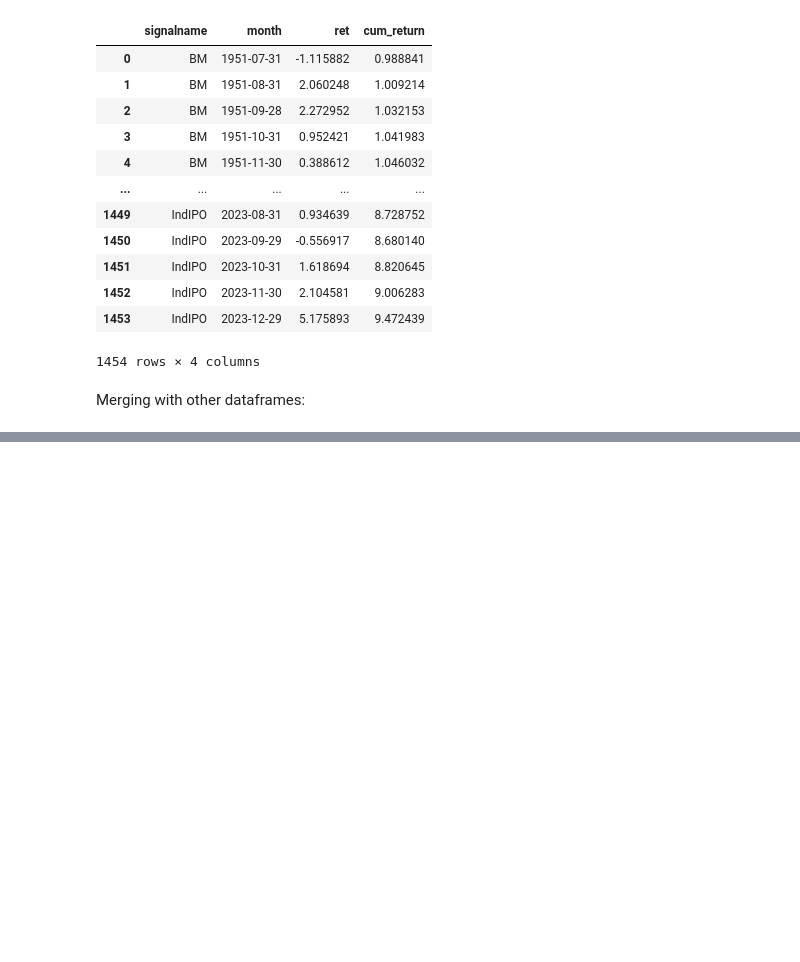
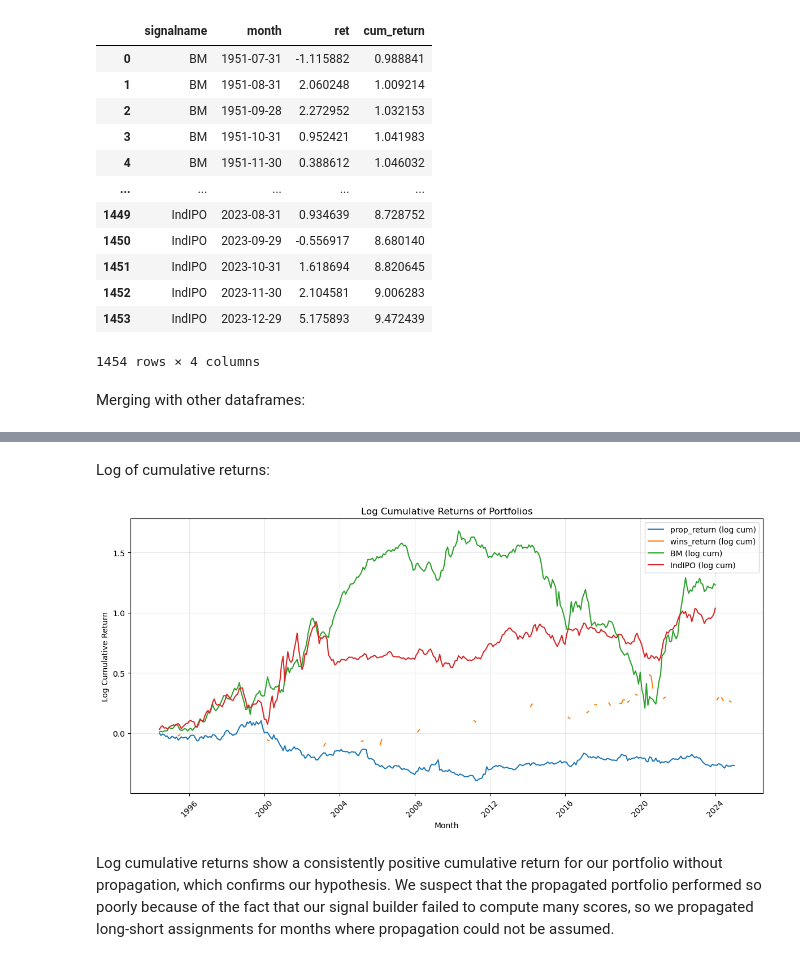
Before and after one commit to ank225git/lazy-prices_replication, a Jupyter notebook: code/returns-analysis.ipynb, the cells around one changed output, grey strips where cells are left out. Saved outputs shown, nothing was run; the diff lists cells and outputs as text; code cells hidden in the pictures; blank space fills up the shorter version.

```diff
--- a/code/returns-analysis.ipynb
+++ b/code/returns-analysis.ipynb
@@ -86,0 +189,33 @@ Plot:
+# %% [markdown]
+Log of cumulative returns:
+# %%
+import numpy as np
+import matplotlib.pyplot as plt
+
+# Make a copy to avoid modifying original df
+df_log = df_merged.copy()
+
+# List of return columns to transform
+return_cols = ['prop_return', 'wins_return', 'BM', 'IndIPO']
+
+# Convert returns from percent to decimal
+for col in return_cols:
+    df_log[col + '_log_cum'] = np.log1p(df_log[col] / 100).cumsum()
+
+# Plot log cumulative returns
+plt.figure(figsize=(12, 6))
+for col in return_cols:
+    plt.plot(df_log['month'], df_log[col + '_log_cum'], label=f'{col} (log cum)')
+
+plt.xlabel('Month')
+plt.ylabel('Log Cumulative Return')
+plt.title('Log Cumulative Returns of Portfolios')
+plt.legend()
+plt.grid(alpha=0.3)
+plt.xticks(rotation=45)
+plt.tight_layout()
+plt.show()
+# %% [output]
+[figure, added]
+# %% [markdown]
+Log cumulative returns show a consistently positive cumulative return for our portfolio without propagation, which confirms our hypothesis. We suspect that the propagated portfolio performed so poorly because of the fact that our signal builder failed to compute many scores, so we propagated long-short assignments for months where propagation could not be assumed.
```
Also changed, not shown: parts of 13 cells of this notebook.
